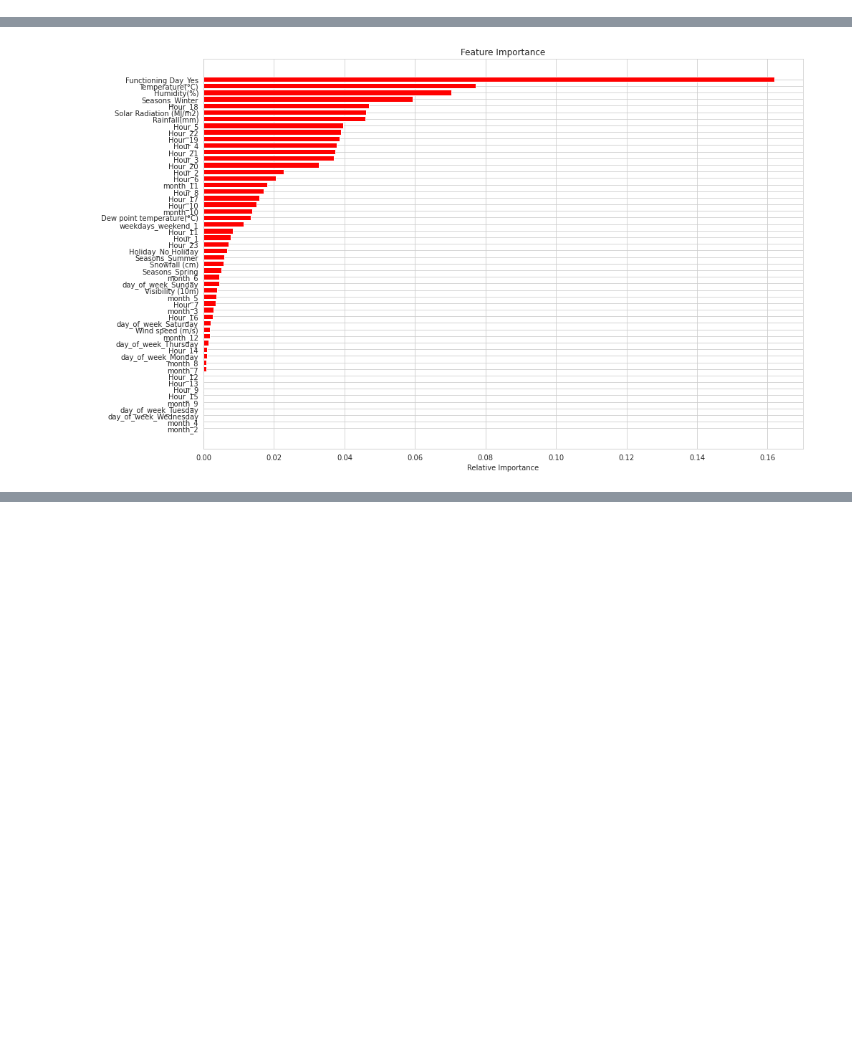
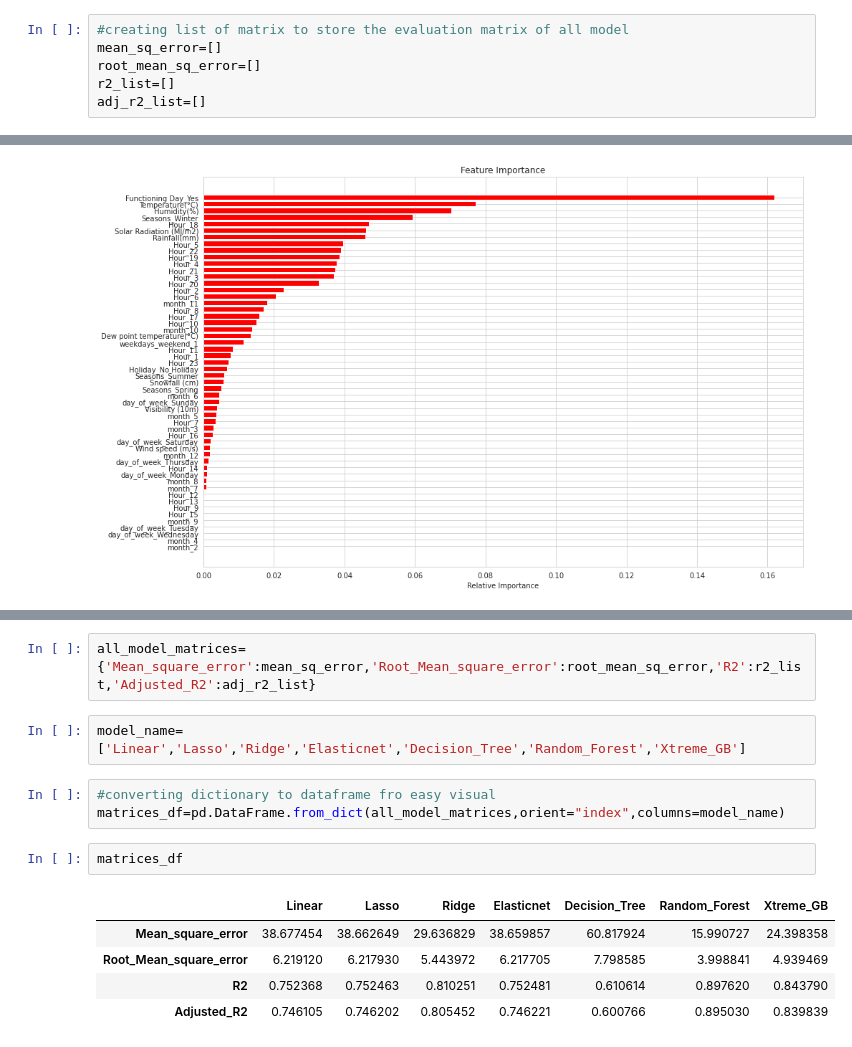
Before and after one commit to dushyantmaharshi/Bike-Sharing-Demand-Prediction-Capstone-Project, a Jupyter notebook: Bike_Sharing_Demand_Prediction_Capstone_Project_.ipynb, the cells around one changed output, grey strips where cells are left out. Saved outputs shown, nothing was run; the diff lists cells and outputs as text; blank space fills up the shorter version.

```diff
--- a/Bike_Sharing_Demand_Prediction_Capstone_Project_.ipynb
+++ b/Bike_Sharing_Demand_Prediction_Capstone_Project_.ipynb
@@ -468,0 +472,6 @@ def score_metrics(actual,predicted):
+# %%
+#creating list of matrix to store the evaluation matrix of all model
+mean_sq_error=[]
+root_mean_sq_error=[]
+r2_list=[]
+adj_r2_list=[]
@@ -758,0 +797,15 @@ get_features_importance(XGB,X_train)
+# %%
+all_model_matrices={'Mean_square_error':mean_sq_error,'Root_Mean_square_error':root_mean_sq_error,'R2':r2_list,'Adjusted_R2':adj_r2_list}
+# %%
+model_name=['Linear','Lasso','Ridge','Elasticnet','Decision_Tree','Random_Forest','Xtreme_GB']
+# %%
+#converting dictionary to dataframe fro easy visual
+matrices_df=pd.DataFrame.from_dict(all_model_matrices,orient="index",columns=model_name)
+# %%
+matrices_df
+# %% [output]
+|  | Linear | Lasso | Ridge | Elasticnet | Decision_Tree | Random_Forest | Xtreme_GB |
+| Mean_square_error | 38.677454 | 38.662649 | 29.636829 | 38.659857 | 60.817924 | 15.990727 | 24.398358 |
+| Root_Mean_square_error | 6.219120 | 6.217930 | 5.443972 | 6.217705 | 7.798585 | 3.998841 | 4.939469 |
+| R2 | 0.752368 | 0.752463 | 0.810251 | 0.752481 | 0.610614 | 0.897620 | 0.843790 |
+| Adjusted_R2 | 0.746105 | 0.746202 | 0.805452 | 0.746221 | 0.600766 | 0.895030 | 0.839839 |
```
Also changed, not shown: parts of 34 cells of this notebook.
